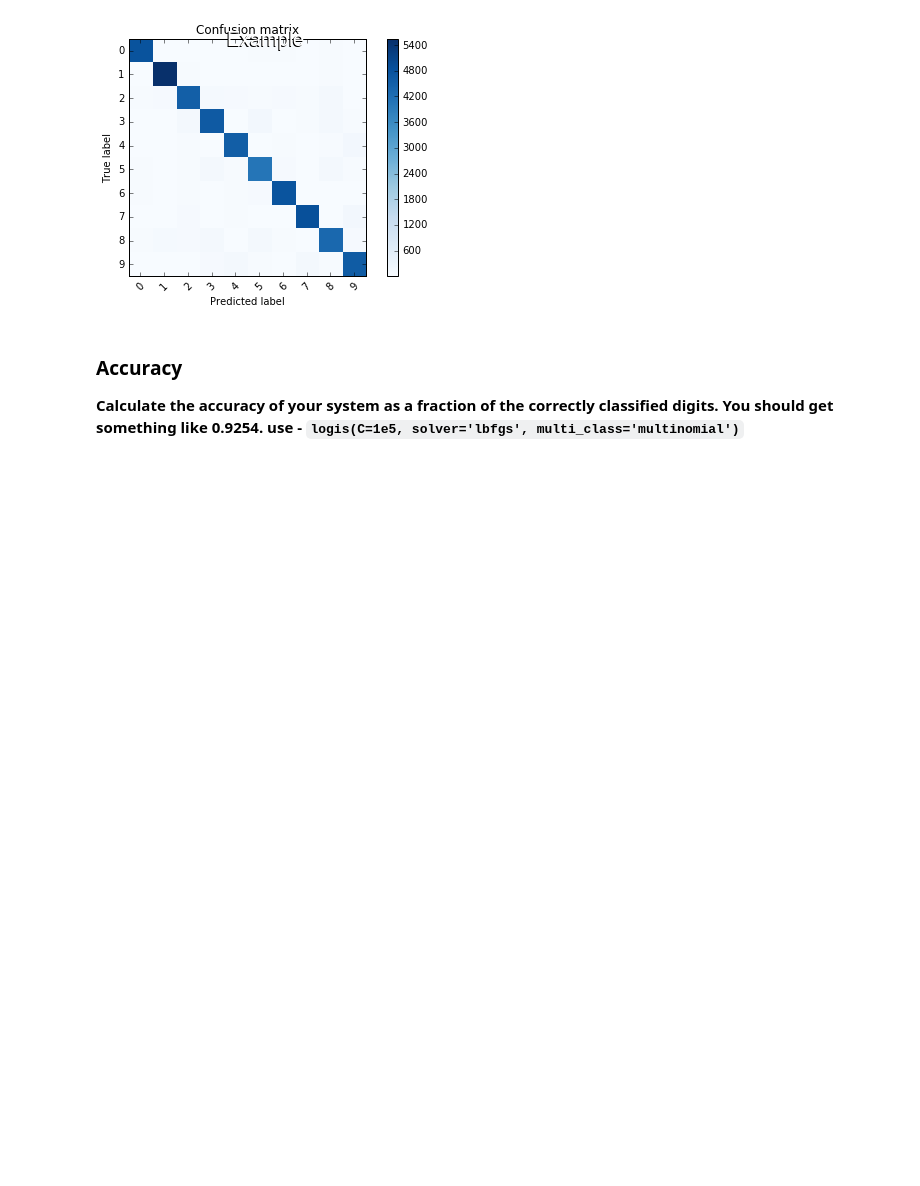
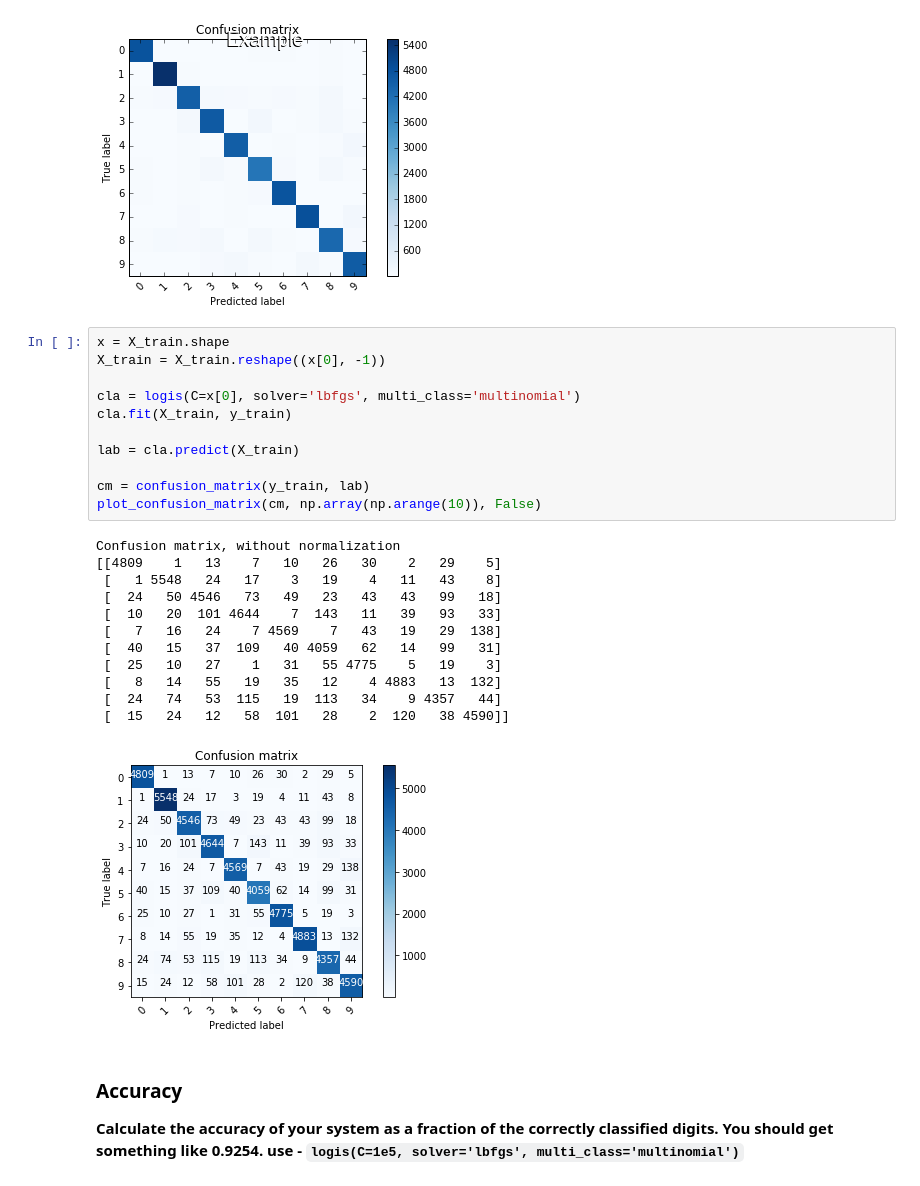
Before and after one commit to pietergoos/Stellenbosch-University, a Jupyter notebook: CS315 Machine Learn/Assignment2/assign2.ipynb, the cells around one changed output. Saved outputs shown, nothing was run; the diff lists cells and outputs as text; blank space fills up the shorter version.

```diff
--- a/CS315 Machine Learn/Assignment2/assign2.ipynb
+++ b/CS315 Machine Learn/Assignment2/assign2.ipynb
@@ -241,6 +241,30 @@ If you're reading this message in another frontend (for example, a static render
 display(Image(filename='./images/wm_confusion2.png'))
 # %% [output]
 [figure]
+# %%
+x = X_train.shape
+X_train = X_train.reshape((x[0], -1))
+
+cla = logis(C=x[0], solver='lbfgs', multi_class='multinomial')
+cla.fit(X_train, y_train)
+
+lab = cla.predict(X_train)
+
+cm = confusion_matrix(y_train, lab)
+plot_confusion_matrix(cm, np.array(np.arange(10)), False)
+# %% [output]
+Confusion matrix, without normalization
+[[4809    1   13    7   10   26   30    2   29    5]
+ [   1 5548   24   17    3   19    4   11   43    8]
+ [  24   50 4546   73   49   23   43   43   99   18]
+ [  10   20  101 4644    7  143   11   39   93   33]
+ [   7   16   24    7 4569    7   43   19   29  138]
+ [  40   15   37  109   40 4059   62   14   99   31]
+ [  25   10   27    1   31   55 4775    5   19    3]
+ [   8   14   55   19   35   12    4 4883   13  132]
+ [  24   74   53  115   19  113   34    9 4357   44]
+ [  15   24   12   58  101   28    2  120   38 4590]]
+[figure, added]
 # %% [markdown]
 ### Accuracy
 
```
Also changed, not shown: parts of 4 cells of this notebook, 5 other files.
